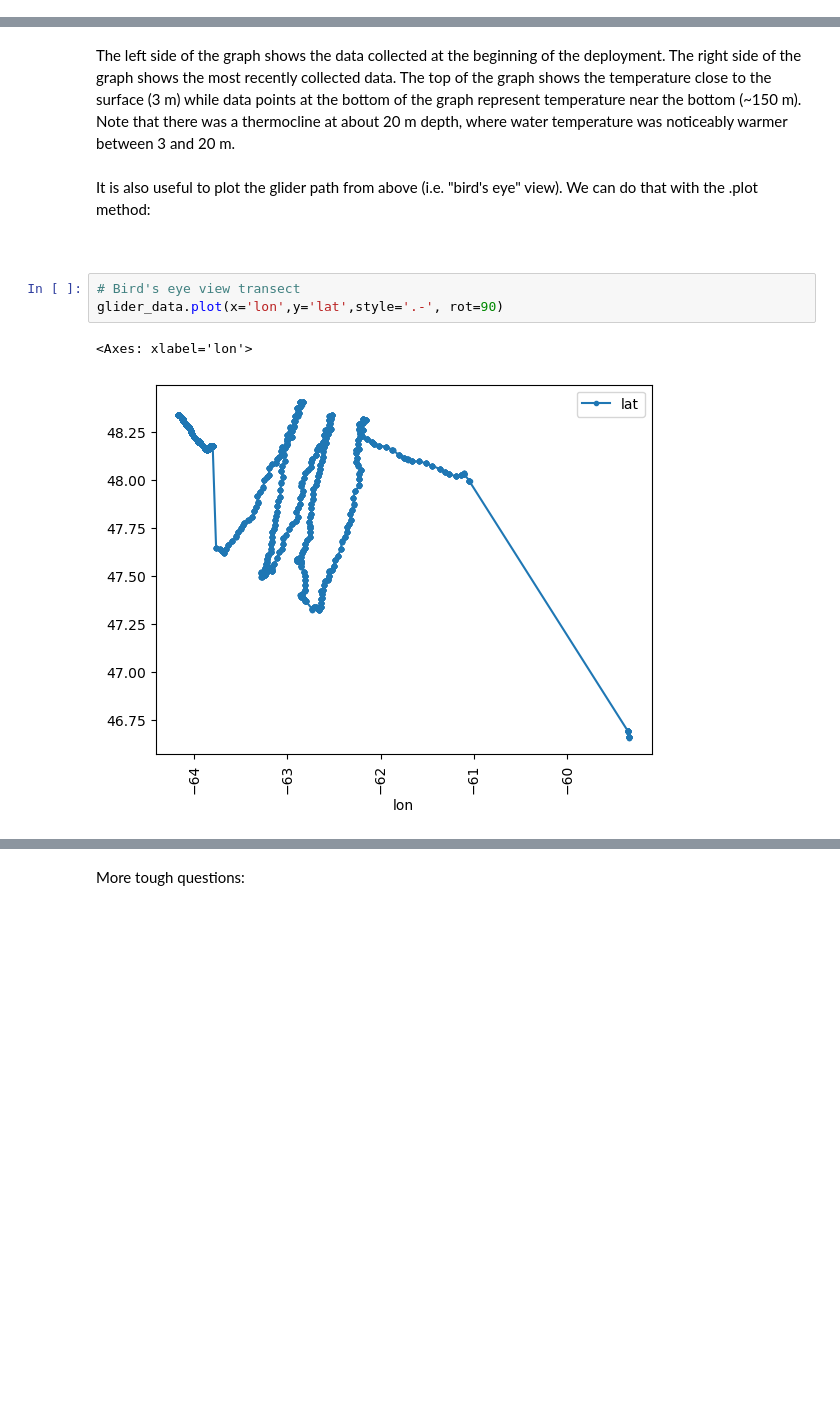
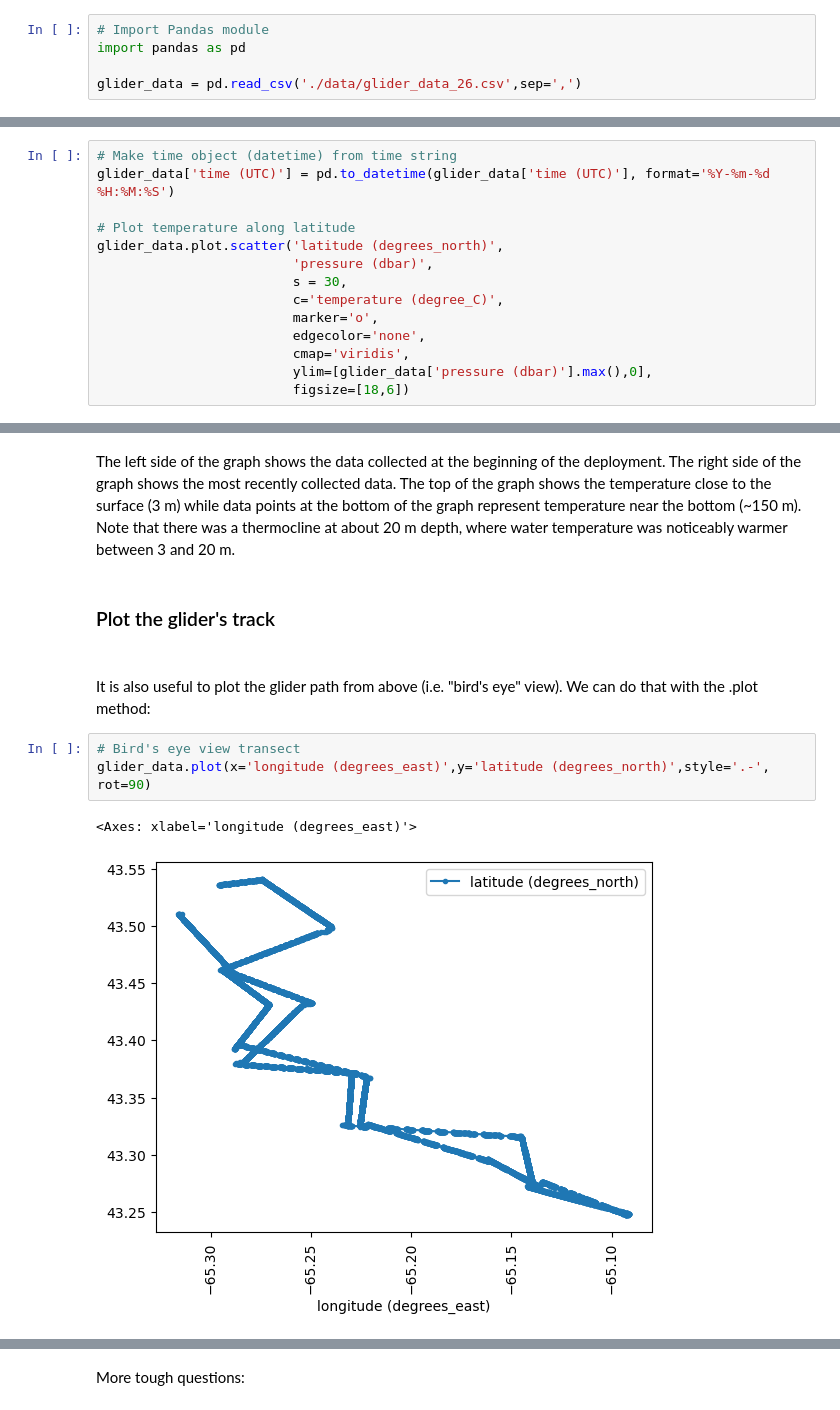
Before and after one commit to alaurent101/WYTEC2_Python_Workshop, a Jupyter notebook: WYTEC2_PythonTutorial.ipynb, the cells around one changed output, grey strips where cells are left out. Drawn from its saved outputs; the diff is of its cells as text; blank space fills up the shorter version.

```diff
--- a/WYTEC2_PythonTutorial.ipynb
+++ b/WYTEC2_PythonTutorial.ipynb
@@ -1458,0 +1469,5 @@ glider_data.plot.scatter('unixtime',
+# %%
+# Import Pandas module
+import pandas as pd
+
+glider_data = pd.read_csv('./data/glider_data_26.csv',sep=',')
@@ -1458,0 +1496,14 @@ glider_data.plot.scatter('unixtime',
+# %%
+# Make time object (datetime) from time string
+glider_data['time (UTC)'] = pd.to_datetime(glider_data['time (UTC)'], format='%Y-%m-%d %H:%M:%S')
+
+# Plot temperature along latitude
+glider_data.plot.scatter('latitude (degrees_north)',
+                         'pressure (dbar)',
+                         s = 30,
+                         c='temperature (degree_C)',
+                         marker='o',
+                         edgecolor='none',
+                         cmap='viridis',
+                         ylim=[glider_data['pressure (dbar)'].max(),0],
+                         figsize=[18,6])
@@ -1459,13 +1513,14 @@ glider_data.plot.scatter('unixtime',
 # %% [markdown]
 The left side of the graph shows the data collected at the beginning of the deployment. The right side of the graph shows the most recently collected data. The top of the graph shows the temperature close to the surface (3 m) while data points at the bottom of the graph represent temperature near the bottom (~150 m). Note that there was a thermocline at about 20 m depth, where water temperature was noticeably warmer between 3 and 20 m.
+# %% [markdown]
+### Plot the glider's track
 # %% [markdown]
+<br>
 It is also useful to plot the glider path from above (i.e. "bird's eye" view). We can do that with the .plot method:
-
 <br>
-<div class="use_editor"></div>
 # %%
 # Bird's eye view transect
-glider_data.plot(x='lon',y='lat',style='.-', rot=90)
+glider_data.plot(x='longitude (degrees_east)',y='latitude (degrees_north)',style='.-', rot=90)
 # %% [output]
-<Axes: xlabel='lon'>
+<Axes: xlabel='longitude (degrees_east)'>
-[figure, old version]
+[figure, new version]
```
Also changed, not shown: parts of 135 cells of this notebook, 19 other files.
